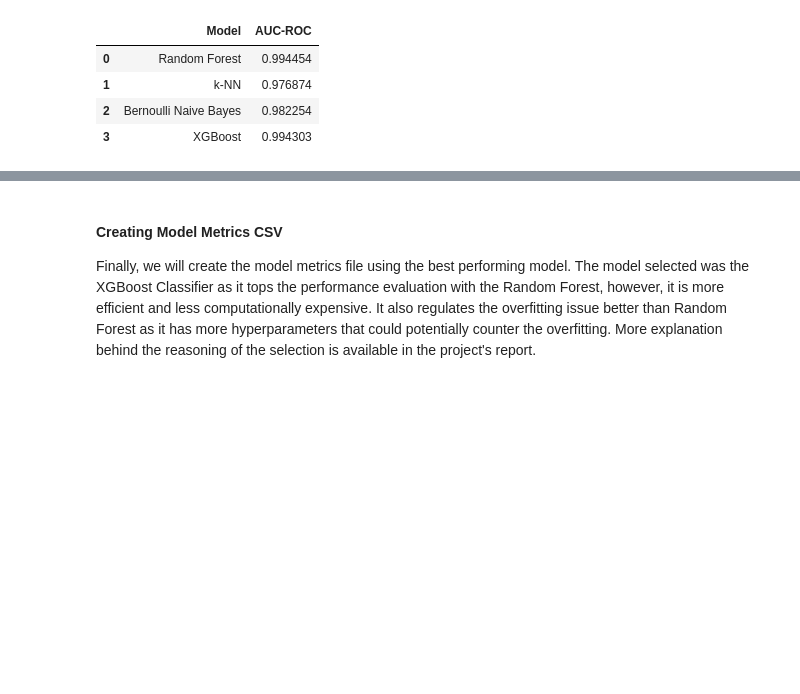
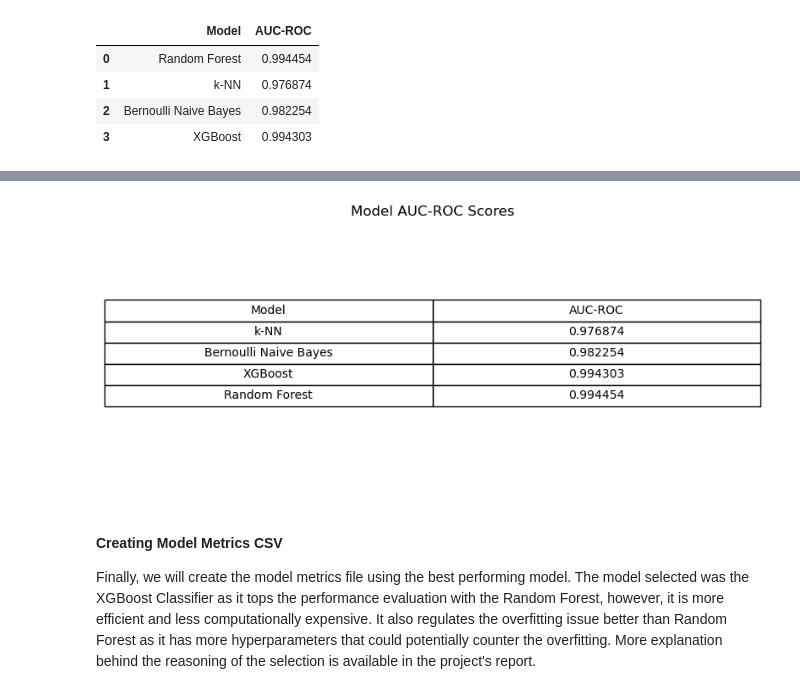
Before and after one commit to CamiloDS16/Project-2-AmEx-Credit-Card-Default-, a Jupyter notebook: Project-2-AmEx-Credit-Card-Default-/notebooks/modeling_amex.ipynb, the cells around one changed output, grey strips where cells are left out. Saved outputs shown, nothing was run; the diff lists cells and outputs as text; code cells hidden in the pictures; blank space fills up the shorter version.

```diff
--- a/Project-2-AmEx-Credit-Card-Default-/notebooks/modeling_amex.ipynb
+++ b/Project-2-AmEx-Credit-Card-Default-/notebooks/modeling_amex.ipynb
@@ -486,3 +481,27 @@ plt.show()
+# %%
+# create a figure and axis
+fig, ax = plt.subplots(figsize=(10, 4))  # adjust size as needed
+
+# hide axes
+ax.xaxis.set_visible(False)
+ax.yaxis.set_visible(False)
+ax.set_frame_on(False)
+
+# create the table and scale it to the figure
+tab = plt.table(cellText=results_df.values,
+                colLabels=results_df.columns,
+                cellLoc='center',
+                loc='center')
+
+tab.auto_set_font_size(False)
+tab.set_fontsize(10)
+tab.scale(1, 1.5)  # adjust cell heights 1.5 is default
+
+plt.title('Model AUC-ROC Scores')
+plt.savefig('../reports/figures/models_metrics_table.png')
+plt.show()
+# %% [output]
+[figure, added]
 # %% [markdown]
 #### Creating Model Metrics CSV
 
```
Also changed, not shown: parts of 6 cells of this notebook, 3 other files.
